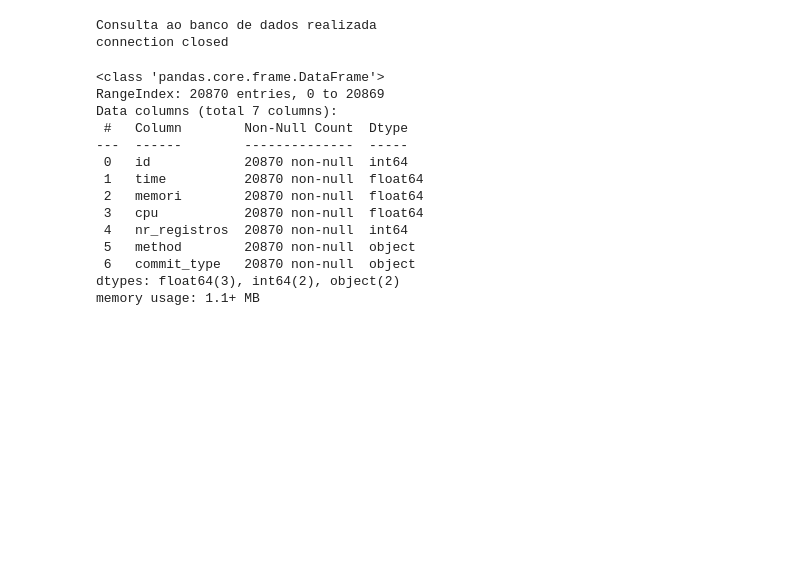
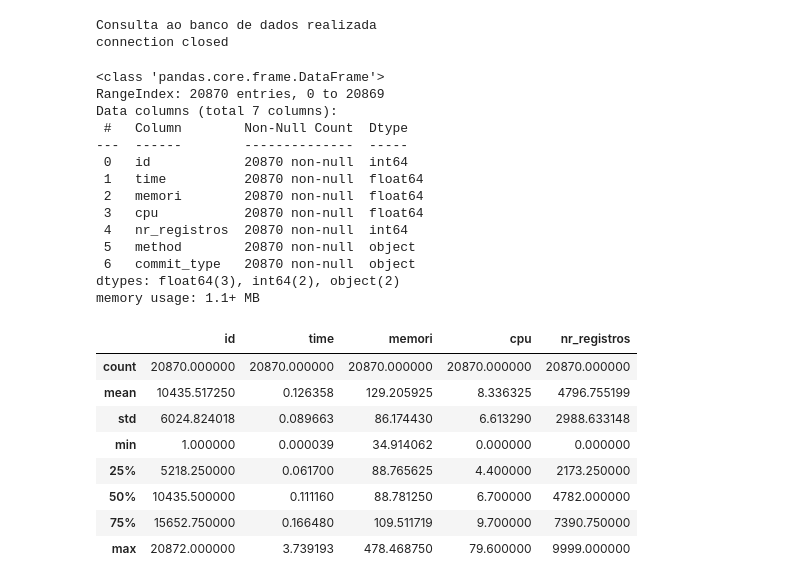
Before and after one commit to The-Data-Forge/SQLITE-PERFORMANCE-TEST, a Jupyter notebook: analise_dados.ipynb, the cells around one changed output. Saved outputs shown, nothing was run; the diff lists cells and outputs as text; code cells hidden in the pictures; blank space fills up the shorter version.

```diff
--- a/analise_dados.ipynb
+++ b/analise_dados.ipynb
@@ -31,20 +45,30 @@ Consulta ao banco de dados realizada
 connection closed
 # %%
 df_insert_results.info()
+df_insert_results.describe()
 # %% [output]
 <class 'pandas.core.frame.DataFrame'>
 RangeIndex: 20870 entries, 0 to 20869
 Data columns (total 7 columns):
  #   Column        Non-Null Count  Dtype
 ---  ------        --------------  -----
  0   id            20870 non-null  int64
  1   time          20870 non-null  float64
  2   memori        20870 non-null  float64
  3   cpu           20870 non-null  float64
  4   nr_registros  20870 non-null  int64
  5   method        20870 non-null  object
  6   commit_type   20870 non-null  object
 dtypes: float64(3), int64(2), object(2)
 memory usage: 1.1+ MB
+|  | id | time | memori | cpu | nr_registros |
+| count | 20870.000000 | 20870.000000 | 20870.000000 | 20870.000000 | 20870.000000 |
+| mean | 10435.517250 | 0.126358 | 129.205925 | 8.336325 | 4796.755199 |
+| std | 6024.824018 | 0.089663 | 86.174430 | 6.613290 | 2988.633148 |
+| min | 1.000000 | 0.000039 | 34.914062 | 0.000000 | 0.000000 |
+| 25% | 5218.250000 | 0.061700 | 88.765625 | 4.400000 | 2173.250000 |
+| 50% | 10435.500000 | 0.111160 | 88.781250 | 6.700000 | 4782.000000 |
+| 75% | 15652.750000 | 0.166480 | 109.511719 | 9.700000 | 7390.750000 |
+| max | 20872.000000 | 3.739193 | 478.468750 | 79.600000 | 9999.000000 |
 # %%
 df_size_results.info()
```
Also changed, not shown: parts of 16 cells of this notebook.
